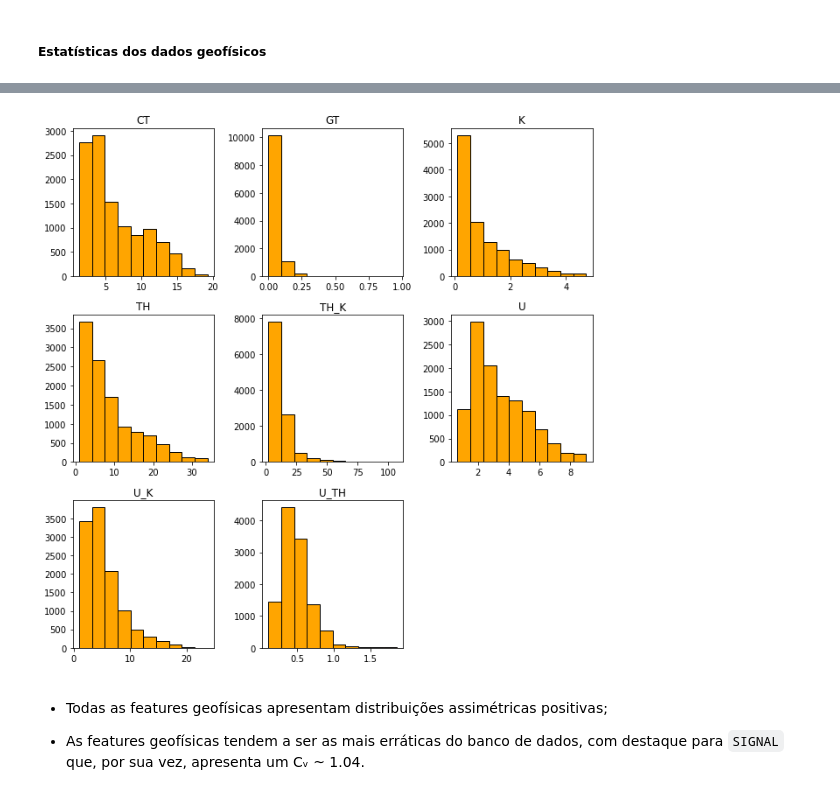
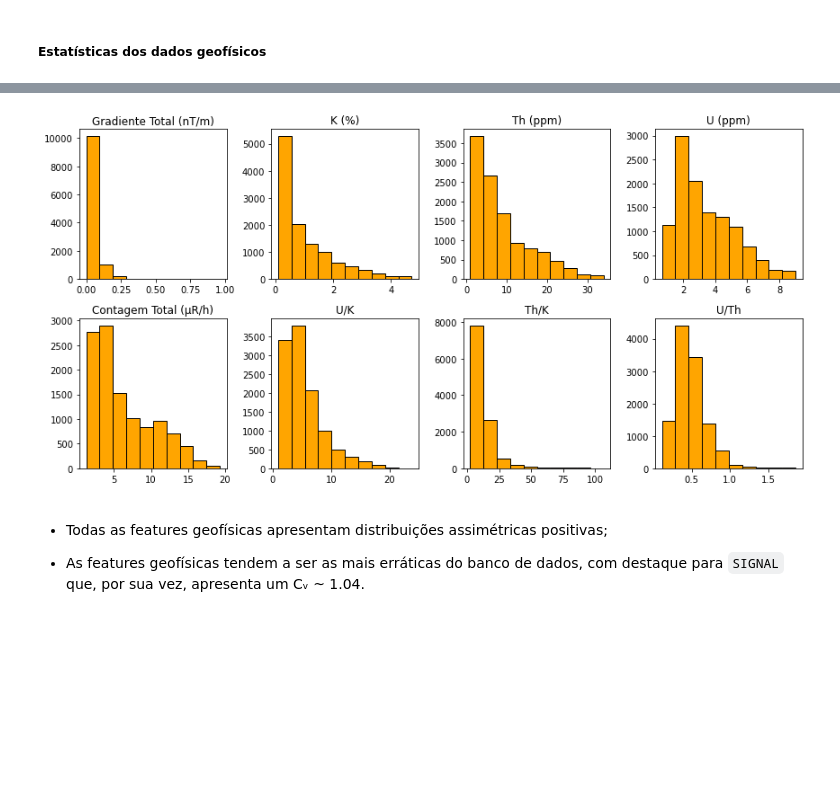
Before and after one commit to fnaghetini/Mapa-Preditivo, a Jupyter notebook: notebook.ipynb, the cells around one changed output, grey strips where cells are left out. Cells and saved outputs as stored; diff of their text form; code cells hidden in the pictures; blank space fills up the shorter version.

```diff
--- a/notebook.ipynb
+++ b/notebook.ipynb
@@ -622,11 +622,16 @@ sumStats(df = df[GF])
 | U_K | 5.380546 | 4.420000 | 0.970000 | 2.120000 | 18.119150 | 23.730000 | 22.760000 | 11.518617 | 3.393909 | 0.630774 | 1.518701 |
 | TH_K | 12.626573 | 9.840000 | 2.230000 | 5.310000 | 74.419150 | 106.870000 | 104.640000 | 105.673929 | 10.279783 | 0.814139 | 3.621432 |
 | U_TH | 0.479001 | 0.450000 | 0.110000 | 0.270000 | 1.290000 | 1.860000 | 1.750000 | 0.040191 | 0.200478 | 0.418534 | 1.401608 |
-# %%
-df[GF].hist(edgecolor = ec, color = col, figsize = (9,9), grid = False)
-plt.tight_layout();
-# %% [output]
-[figure, removed]
+# %%
+fig, axs = plt.subplots(nrows = 2, ncols = 4, figsize = (12, 6))
+
+for ax, gf in zip(axs.flat, GF):
+    g = ax.hist(df[gf], color = col, edgecolor = ec)
+    ax.set_title(str(dic_features[gf]))
+
+plt.tight_layout();
+# %% [output]
+[figure, added]
 # %% [markdown]
 - Todas as features geofísicas apresentam distribuições assimétricas positivas;
 
```
Also changed, not shown: parts of 4 cells of this notebook.
